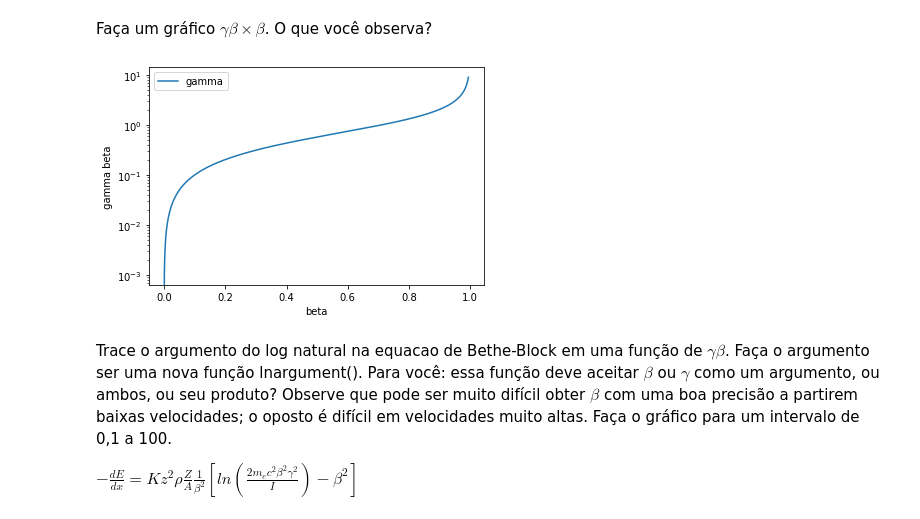
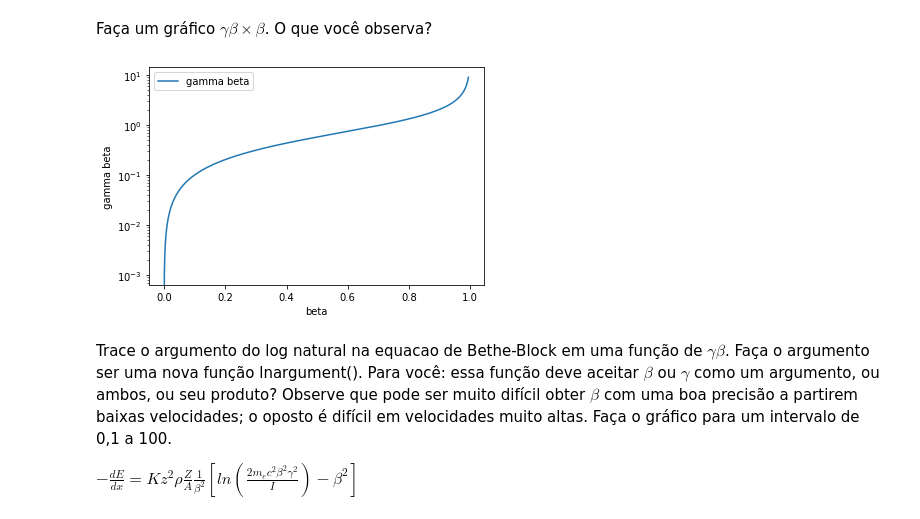
Before and after one commit to raphatrivium/Python-Introduction, a Jupyter notebook: projeto_Bethe_Bloch.ipynb, the cells around one changed output. Drawn from its saved outputs; the diff is of its cells as text; code cells hidden in the pictures.

```diff
--- a/projeto_Bethe_Bloch.ipynb
+++ b/projeto_Bethe_Bloch.ipynb
@@ -61,23 +61,23 @@ Faça um gráfico $\gamma \beta \times \beta $.  O que você observa?
 # %%
 def gammabeta_versus_beta(x0,xf,dx):
   Beta = np.arange( x0, xf, dx)
   Gamma = gamma(Beta)
   GammaBeta = [a*b for a,b in zip(Gamma,Beta)] #multiplica as duas listas
-  plt.plot(Beta, GammaBeta, label='gamma')
+  plt.plot(Beta, GammaBeta, label='gamma beta')
   plt.xlabel("beta") ; plt.ylabel(" gamma beta ") ; plt.legend()
   plt.semilogy() ;
 gammabeta_versus_beta(0,0.995,0.001)
 
 #def gammabeta_versus_beta(x0,xf,dx):
 #  x = np.arange( x0, xf, dx)
 #  lista_beta = [] ; lista_gammabeta = []
 #  for i in range( len(x)):
 #    lista_beta.append( x[i])
 #    lista_gammabeta.append( gamma(x[i])*x[i] )
 #  plt.plot(lista_beta, lista_gammabeta, label='gamma')
 #  plt.xlabel("beta") ; plt.ylabel(" gamma beta ") ; plt.legend()
 # %% [output]
-[figure, old version]
+[figure, new version]
 # %% [markdown]
 Trace o argumento do log natural na equacao de Bethe-Block em  uma função de $\gamma \beta$. Faça o argumento ser uma nova função lnargument(). Para você: essa função deve aceitar $\beta$ ou $\gamma$ como um argumento, ou ambos, ou seu produto?
 Observe que pode ser muito difícil obter $\beta$ com uma boa precisão a partirem baixas velocidades; o oposto é difícil em velocidades muito altas. Faça o gráfico para um intervalo de 0,1 a 100.
```
Also changed, not shown: parts of 2 cells of this notebook.
